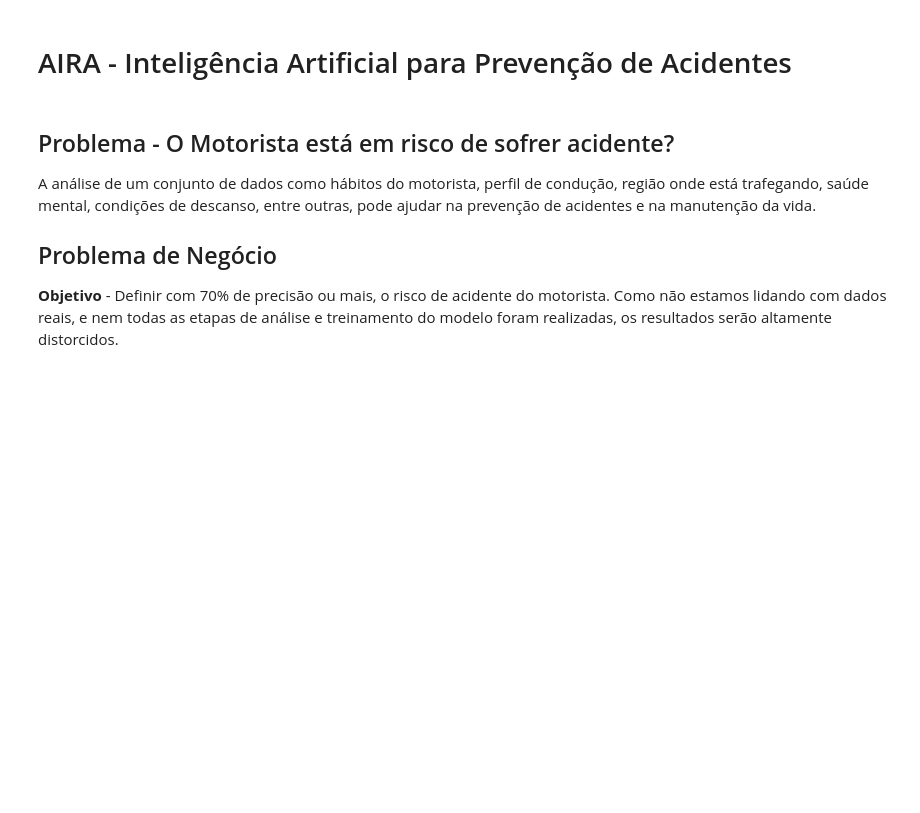
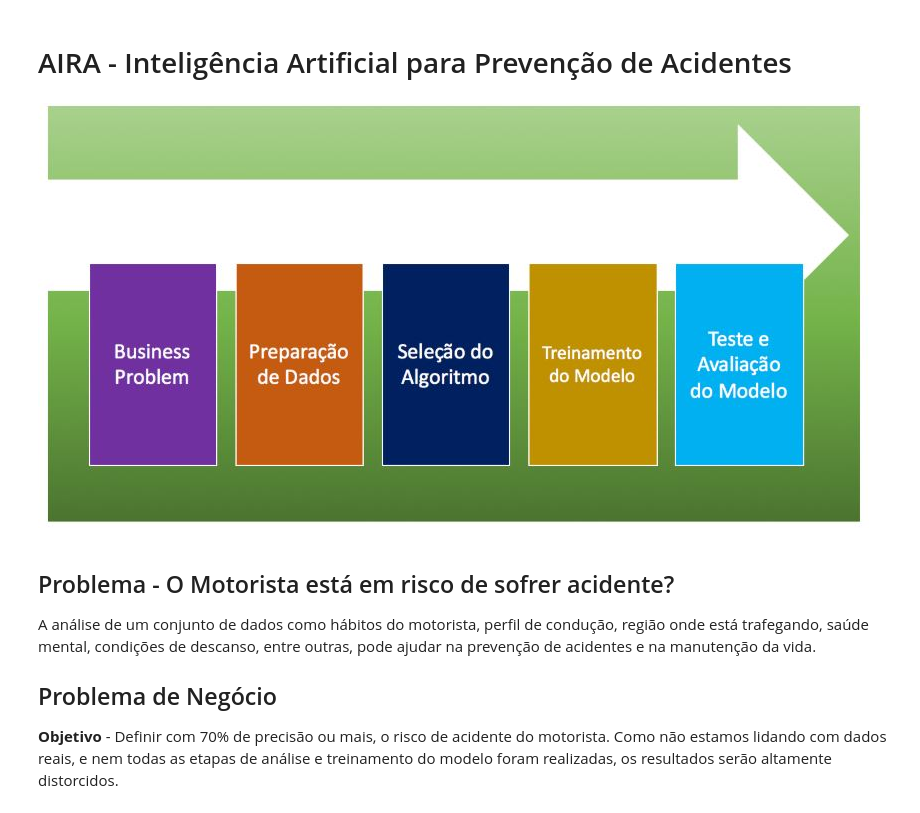
Before and after one commit to rodrigolmanso/aira, a Jupyter notebook: training-model/AIRA_Training_Model.ipynb, the cells around one changed output. Cells and saved outputs as stored; diff of their text form; code cells hidden in the pictures; blank space fills up the shorter version.

```diff
--- a/training-model/AIRA_Training_Model.ipynb
+++ b/training-model/AIRA_Training_Model.ipynb
@@ -2,7 +2,9 @@
 # AIRA - Inteligência Artificial para Prevenção de Acidentes
 # %%
 from IPython.display import Image
-Image('workflow.JPG')
+Image('workflow.jpg')
+# %% [output]
+[figure, added]
 # %% [markdown]
 ## Problema - O Motorista está em risco de sofrer acidente?
 A análise de um conjunto de dados como hábitos do motorista, perfil de condução, região onde está trafegando, saúde mental, condições de descanso, entre outras, pode ajudar na prevenção de acidentes e na manutenção da vida.
```
Also changed, not shown: parts of 13 cells of this notebook, 9 other files.
